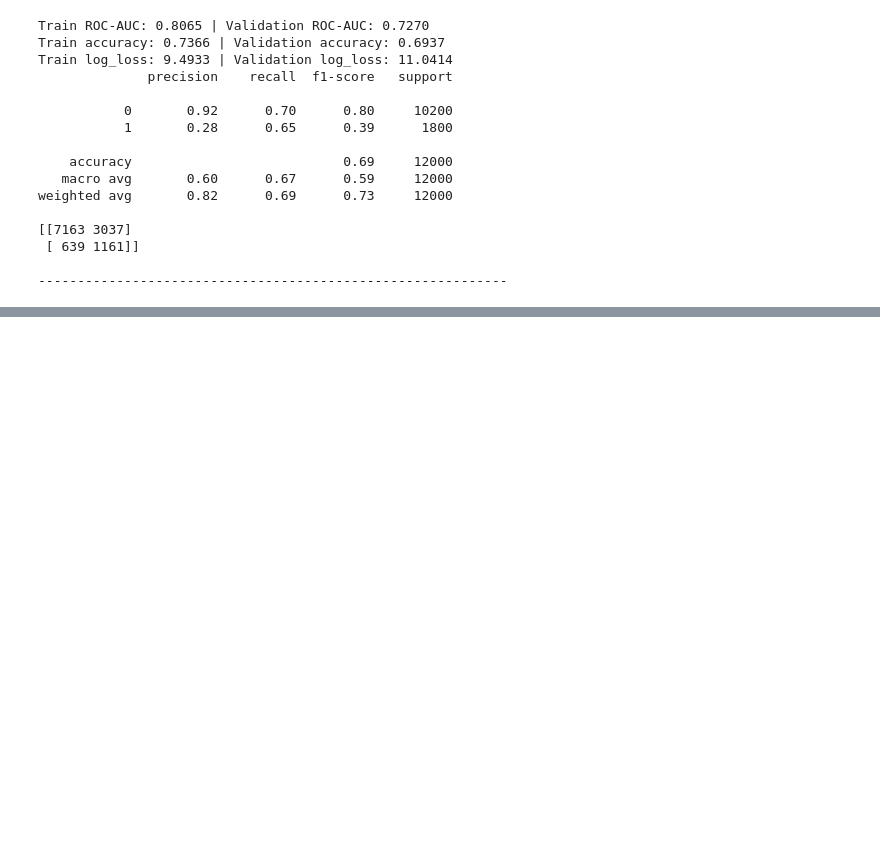
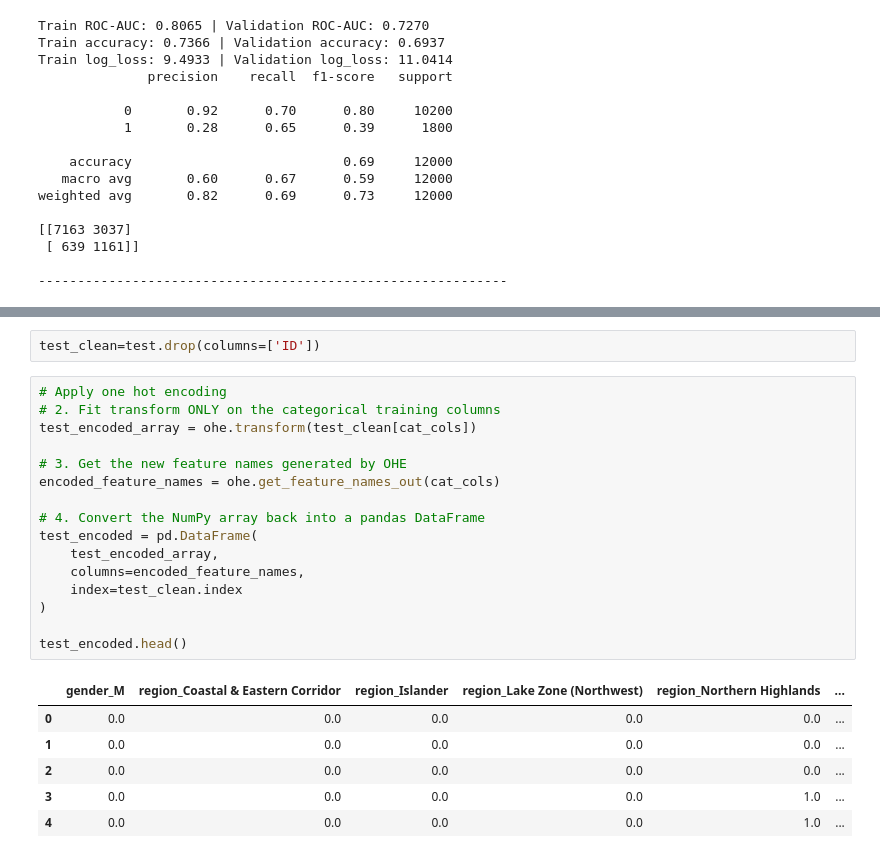
Before and after one commit to Udeani4/Financial_Stress_Prediction, a Jupyter notebook: LinearRegression.ipynb, the cells around one changed output, grey strips where cells are left out. Cells and saved outputs as stored; diff of their text form; blank space fills up the shorter version.

```diff
--- a/LinearRegression.ipynb
+++ b/LinearRegression.ipynb
@@ -662,0 +682,25 @@ The recall is balanced now but the ROC-AUC is not improved.
+# %%
+test_clean=test.drop(columns=['ID'])
+# %%
+# Apply one hot encoding
+# 2. Fit transform ONLY on the categorical training columns
+test_encoded_array = ohe.transform(test_clean[cat_cols])
+
+# 3. Get the new feature names generated by OHE
+encoded_feature_names = ohe.get_feature_names_out(cat_cols)
+
+# 4. Convert the NumPy array back into a pandas DataFrame
+test_encoded = pd.DataFrame(
+    test_encoded_array,
+    columns=encoded_feature_names,
+    index=test_clean.index
+)
+
+test_encoded.head()
+# %% [output]
+|  | gender_M | region_Coastal & Eastern Corridor | region_Islander | region_Lake Zone (Northwest) | region_Northern Highlands | ... |
+| 0 | 0.0 | 0.0 | 0.0 | 0.0 | 0.0 | ... |
+| 1 | 0.0 | 0.0 | 0.0 | 0.0 | 0.0 | ... |
+| 2 | 0.0 | 0.0 | 0.0 | 0.0 | 0.0 | ... |
+| 3 | 0.0 | 0.0 | 0.0 | 0.0 | 1.0 | ... |
+| 4 | 0.0 | 0.0 | 0.0 | 0.0 | 1.0 | ... |
```
Also changed, not shown: parts of 17 cells of this notebook, 1 other file.
